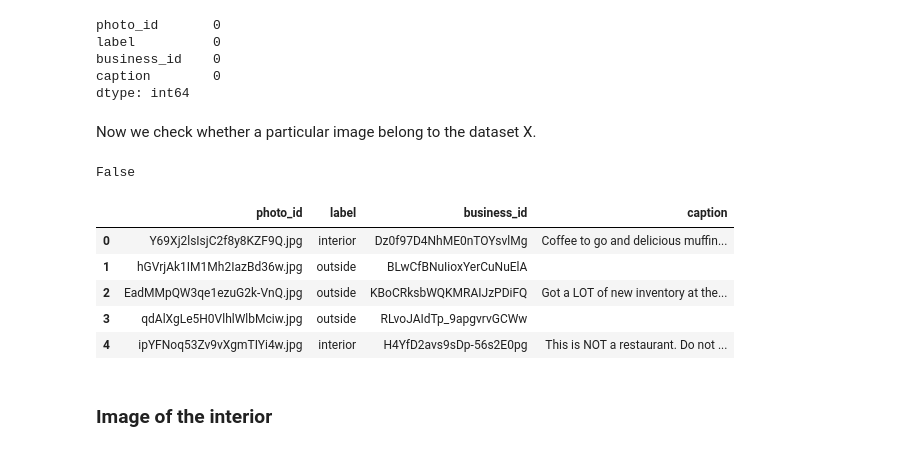
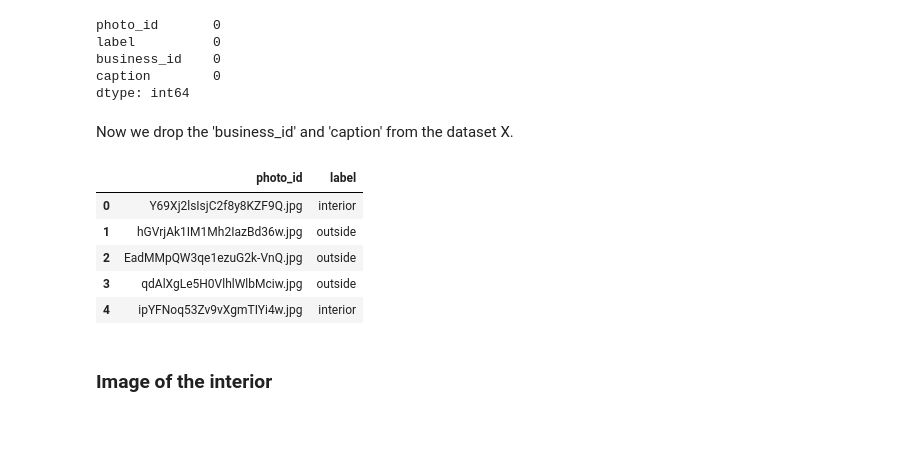
Before and after one commit to santra11/Yelp-ComputerVision-NLP, a Jupyter notebook: yelp--phtos1.ipynb, the cells around one changed output. Saved outputs shown, nothing was run; the diff lists cells and outputs as text; code cells hidden in the pictures.

```diff
--- a/yelp--phtos1.ipynb
+++ b/yelp--phtos1.ipynb
@@ -301,19 +309,15 @@ M=X.photo_id.to_numpy()
-# %% [markdown]
-Now we check whether a particular image belong to the dataset X.
-# %%
-exists = '___nkxLEUotLL8xuKPy6gA.jpg' in M
-print(exists)
-# %% [output]
-False
+# %% [markdown]
+Now we drop the 'business_id' and 'caption' from the dataset X.
 # %%
+X=X[['photo_id', 'label']]
 X.head()
 # %% [output]
-|  | photo_id | label | business_id | caption |
-| 0 | Y69Xj2lsIsjC2f8y8KZF9Q.jpg | interior | Dz0f97D4NhME0nTOYsvlMg | Coffee to go and delicious muffin... |
-| 1 | hGVrjAk1IM1Mh2IazBd36w.jpg | outside | BLwCfBNuIioxYerCuNuElA |  |
-| 2 | EadMMpQW3qe1ezuG2k-VnQ.jpg | outside | KBoCRksbWQKMRAIJzPDiFQ | Got a LOT of new inventory at the... |
-| 3 | qdAlXgLe5H0VlhlWlbMciw.jpg | outside | RLvoJAIdTp_9apgvrvGCWw |  |
-| 4 | ipYFNoq53Zv9vXgmTIYi4w.jpg | interior | H4YfD2avs9sDp-56s2E0pg | This is NOT a restaurant. Do not ... |
+|  | photo_id | label |
+| 0 | Y69Xj2lsIsjC2f8y8KZF9Q.jpg | interior |
+| 1 | hGVrjAk1IM1Mh2IazBd36w.jpg | outside |
+| 2 | EadMMpQW3qe1ezuG2k-VnQ.jpg | outside |
+| 3 | qdAlXgLe5H0VlhlWlbMciw.jpg | outside |
+| 4 | ipYFNoq53Zv9vXgmTIYi4w.jpg | interior |
 # %% [markdown]
 ### Image of the interior
 # %%
```
Also changed, not shown: parts of 8 cells of this notebook.
